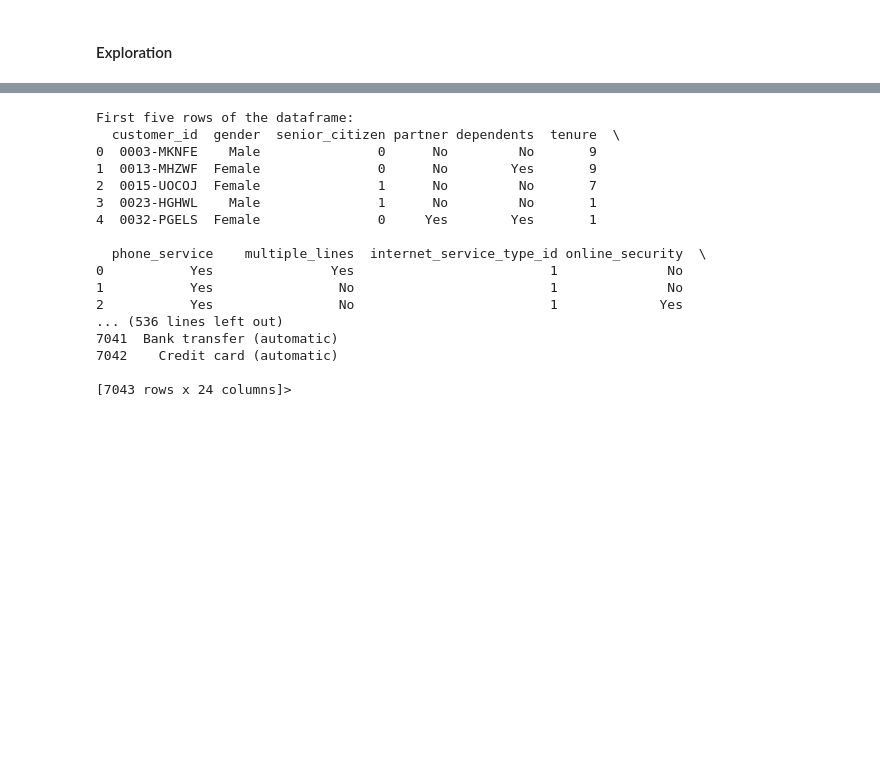
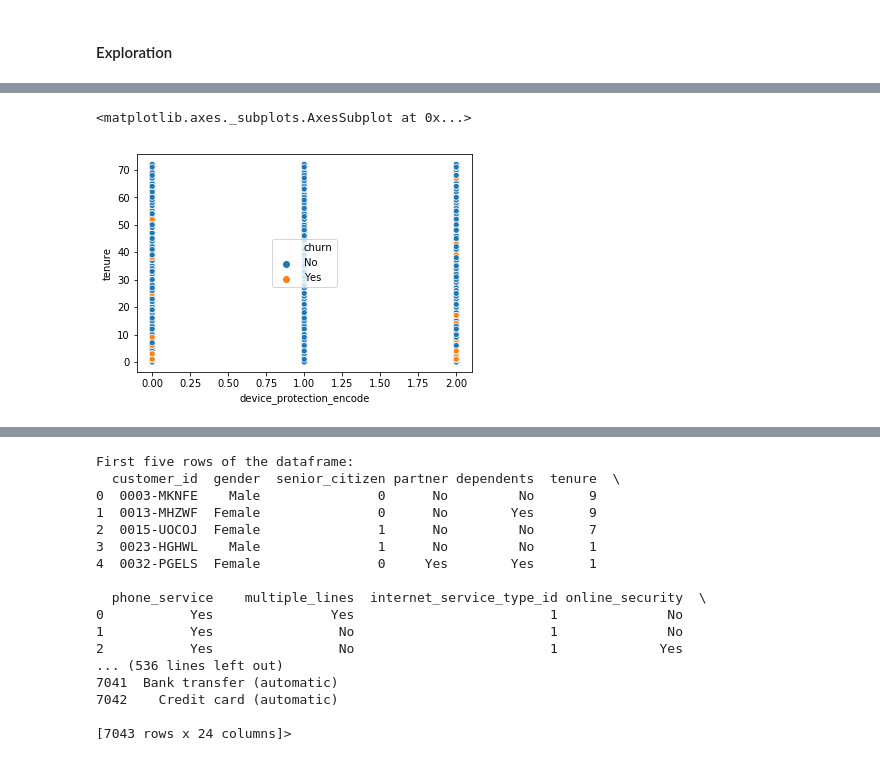
Before and after one commit to classification-telco-project-sanmaco/classification-telco, a Jupyter notebook: MZ_working_notebook.ipynb, the cells around one changed output, grey strips where cells are left out. Drawn from its saved outputs; the diff is of its cells as text; code cells hidden in the pictures; blank space fills up the shorter version.

```diff
--- a/MZ_working_notebook.ipynb
+++ b/MZ_working_notebook.ipynb
@@ -159,0 +210,5 @@ Name: family_plan, dtype: int64
+# %%
+sns.scatterplot(data=df_encoded, x='device_protection_encode', y='tenure', hue='churn')
+# %% [output]
+<matplotlib.axes._subplots.AxesSubplot at 0x...>
+[figure, added]
```
Also changed, not shown: parts of 82 cells of this notebook.
